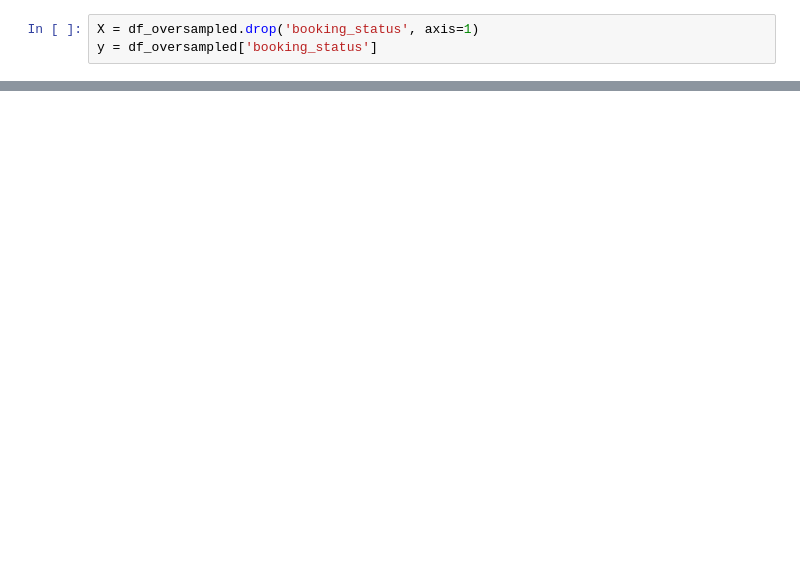
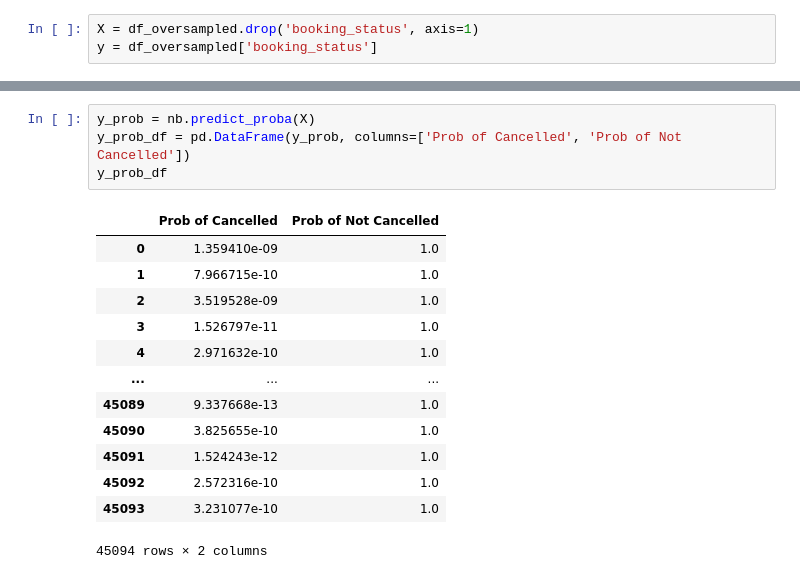
Before and after one commit to sirawitcpe34/CPE452-Hotel-Reservation, a Jupyter notebook: Hotel-Predict.ipynb, the cells around one changed output, grey strips where cells are left out. Cells and saved outputs as stored; diff of their text form; blank space fills up the shorter version.

```diff
--- a/Hotel-Predict.ipynb
+++ b/Hotel-Predict.ipynb
@@ -322,0 +341,18 @@ y = df_oversampled['booking_status']
+# %%
+y_prob = nb.predict_proba(X)
+y_prob_df = pd.DataFrame(y_prob, columns=['Prob of Cancelled', 'Prob of Not Cancelled'])
+y_prob_df
+# %% [output]
+|  | Prob of Cancelled | Prob of Not Cancelled |
+| 0 | 1.359410e-09 | 1.0 |
+| 1 | 7.966715e-10 | 1.0 |
+| 2 | 3.519528e-09 | 1.0 |
+| 3 | 1.526797e-11 | 1.0 |
+| 4 | 2.971632e-10 | 1.0 |
+| ... | ... | ... |
+| 45089 | 9.337668e-13 | 1.0 |
+| 45090 | 3.825655e-10 | 1.0 |
+| 45091 | 1.524243e-12 | 1.0 |
+| 45092 | 2.572316e-10 | 1.0 |
+| 45093 | 3.231077e-10 | 1.0 |
+45094 rows × 2 columns
```
Also changed, not shown: parts of 21 cells of this notebook.
